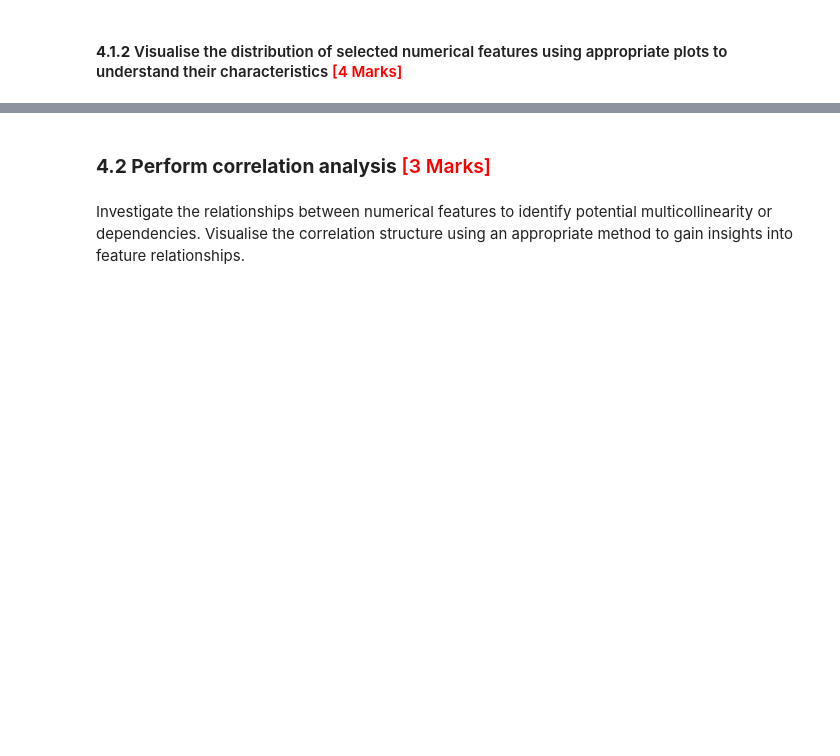
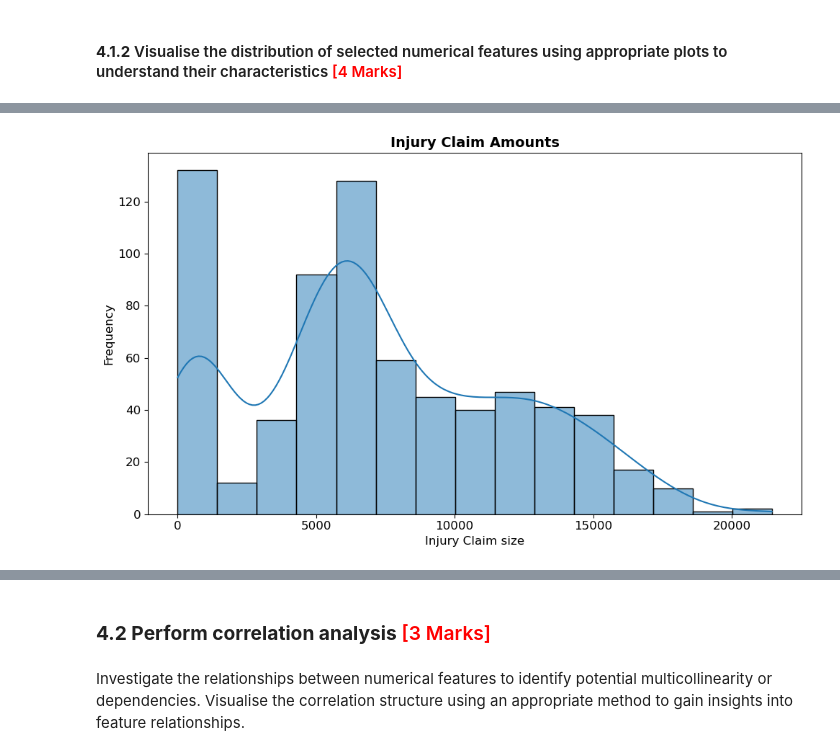
Before and after one commit to narendhar007/fraudclaimdetection, a Jupyter notebook: Fraudulent_Claim_Detection_Starter.ipynb, the cells around one changed output, grey strips where cells are left out. Saved outputs shown, nothing was run; the diff lists cells and outputs as text; code cells hidden in the pictures; blank space fills up the shorter version.

```diff
--- a/Fraudulent_Claim_Detection_Starter.ipynb
+++ b/Fraudulent_Claim_Detection_Starter.ipynb
@@ -665,0 +726,4 @@ claims_train_X.shape
+# %%
+hist_plot(claims_train_X, 'injury_claim', title='Injury Claim Amounts', xlabel='Injury Claim size', bins=15)
+# %% [output]
+[figure, added]
```
Also changed, not shown: parts of 24 cells of this notebook.
